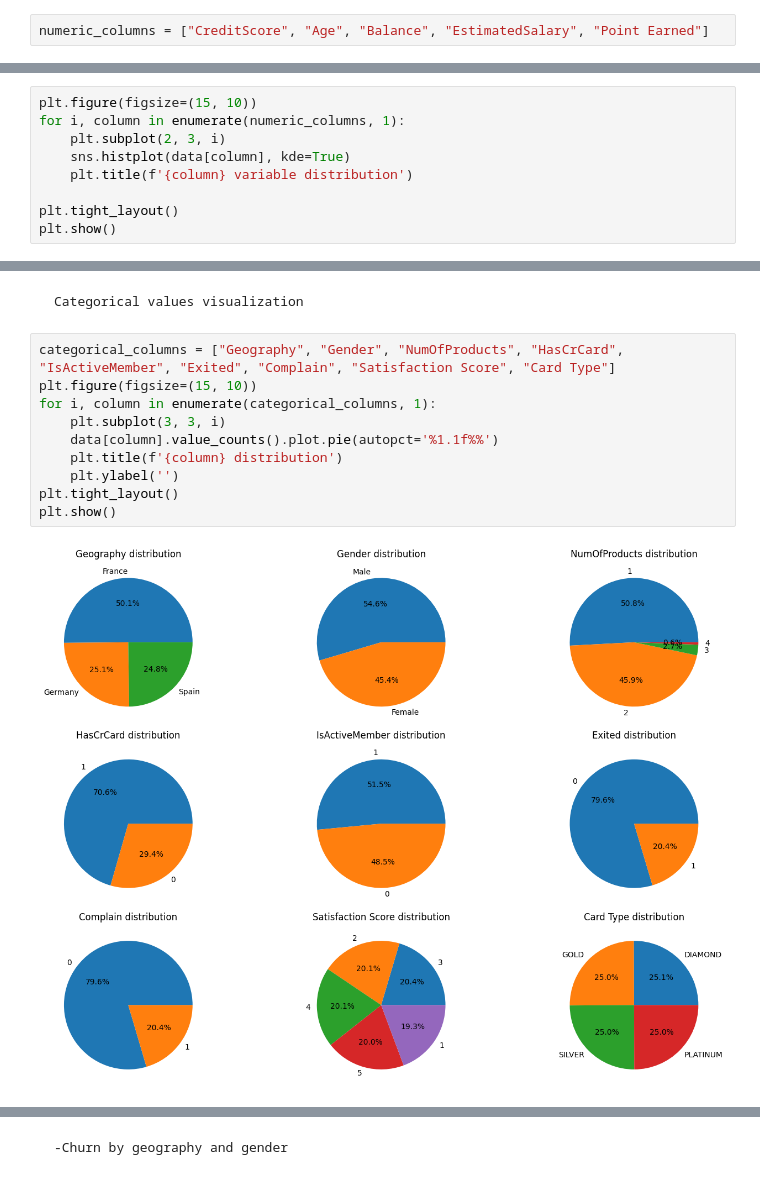
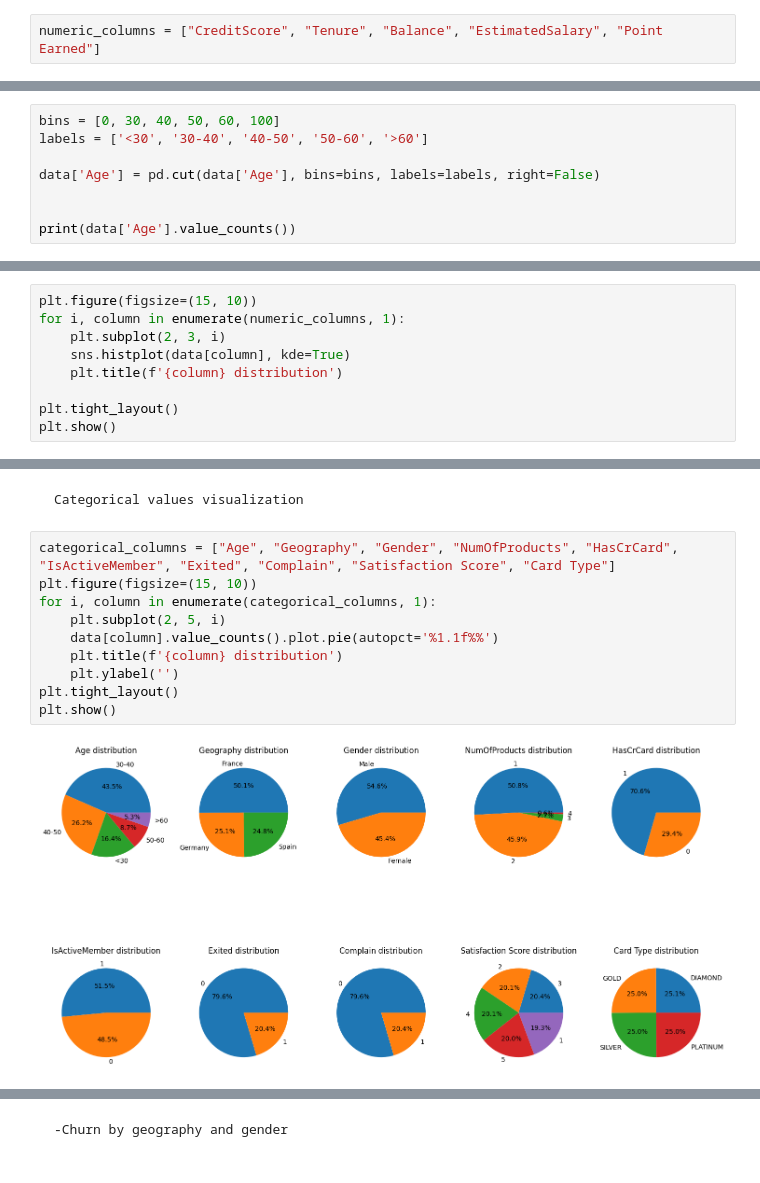
Before and after one commit to MateoPerezSuarez/Bank-Churn-Project, a Jupyter notebook: EDA_process.ipynb, the cells around one changed output, grey strips where cells are left out. Saved outputs shown, nothing was run; the diff lists cells and outputs as text.

```diff
--- a/EDA_process.ipynb
+++ b/EDA_process.ipynb
@@ -151,7 +155,7 @@ Card Type: ['DIAMOND', 'GOLD', 'SILVER', 'PLATINUM']
 # %% [markdown]
     Numerical values outlier detection
 # %%
-numeric_columns = ["CreditScore", "Age", "Balance", "EstimatedSalary", "Point Earned"]
+numeric_columns = ["CreditScore", "Tenure", "Balance", "EstimatedSalary", "Point Earned"]
 # %%
 
 plt.figure(figsize=(15, 10))
@@ -175,0 +184,8 @@ Others: Not significative
+# %%
+bins = [0, 30, 40, 50, 60, 100]
+labels = ['<30', '30-40', '40-50', '50-60', '>60']
+
+data['Age'] = pd.cut(data['Age'], bins=bins, labels=labels, right=False)
+
+
+print(data['Age'].value_counts())
@@ -278,7 +287,7 @@ plt.figure(figsize=(15, 10))
 for i, column in enumerate(numeric_columns, 1):
     plt.subplot(2, 3, i)
     sns.histplot(data[column], kde=True)
-    plt.title(f'{column} variable distribution')
+    plt.title(f'{column} distribution')
 
 plt.tight_layout()
 plt.show()
@@ -292,17 +301,17 @@ The Credit Score value is mostly concentrated in the middle around 650, in the A
 # %% [markdown]
     Categorical values visualization
 # %%
-categorical_columns = ["Geography", "Gender", "NumOfProducts", "HasCrCard", "IsActiveMember", "Exited", "Complain", "Satisfaction Score", "Card Type"]
+categorical_columns = ["Age", "Geography", "Gender", "NumOfProducts", "HasCrCard", "IsActiveMember", "Exited", "Complain", "Satisfaction Score", "Card Type"]
 plt.figure(figsize=(15, 10))
 for i, column in enumerate(categorical_columns, 1):
-    plt.subplot(3, 3, i)
+    plt.subplot(2, 5, i)
     data[column].value_counts().plot.pie(autopct='%1.1f%%')
     plt.title(f'{column} distribution')
     plt.ylabel('')
 plt.tight_layout()
 plt.show()
 # %% [output]
-[figure, old version]
+[figure, new version]
 # %% [markdown]
 -  Solution:
 
```
Also changed, not shown: parts of 36 cells of this notebook.
